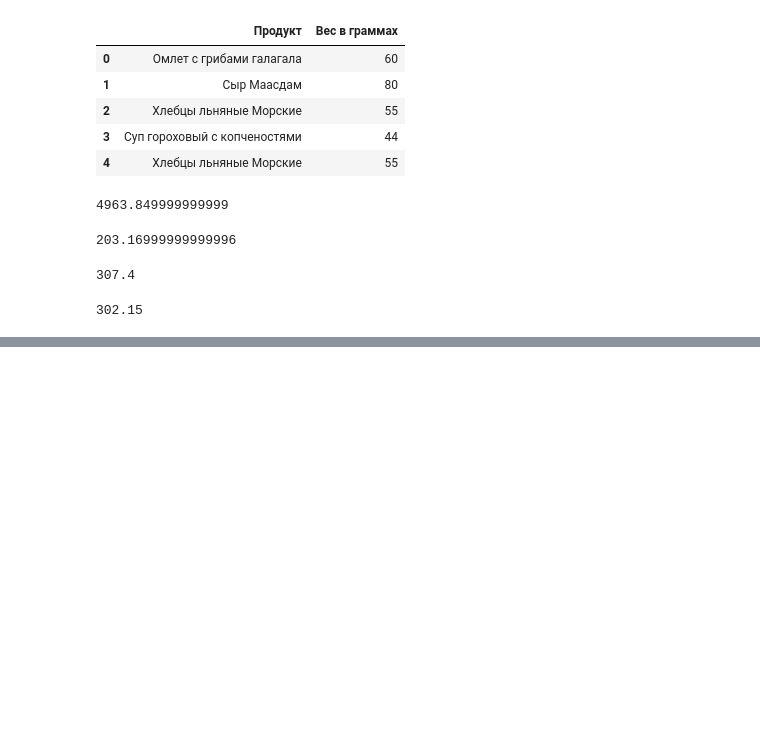
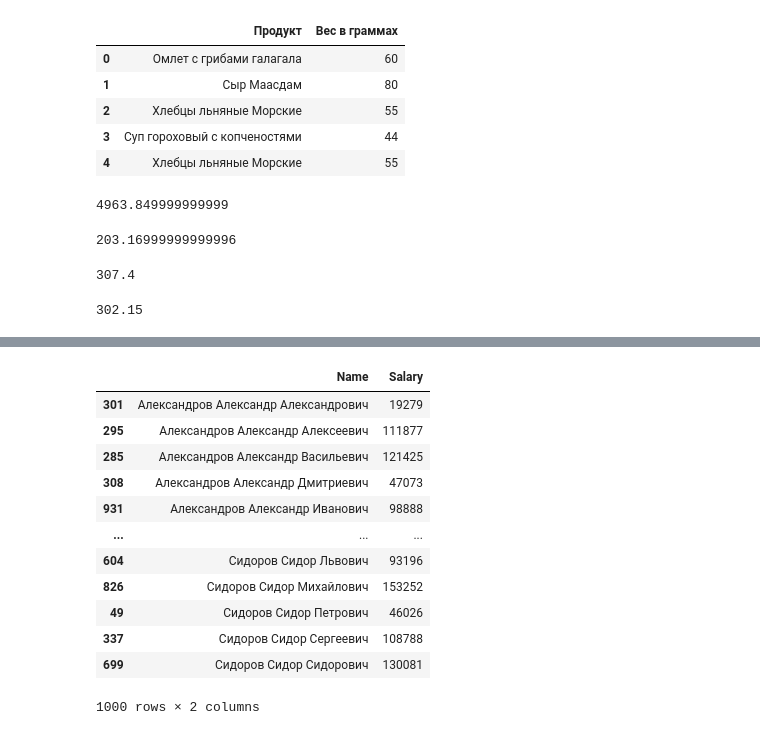
Before and after one commit to imabu/ifmo_webmining_2020, a Jupyter notebook: WebData2.ipynb, the cells around one changed output, grey strips where cells are left out. Saved outputs shown, nothing was run; the diff lists cells and outputs as text; code cells hidden in the pictures; blank space fills up the shorter version.

```diff
--- a/WebData2.ipynb
+++ b/WebData2.ipynb
@@ -82,0 +141,20 @@ sum(joined['У на 100'] * joined['Вес в граммах'] / 100)
+# %%
+zip_filename = 'rogaikopyta.zip'
+# %%
+from zipfile import ZipFile
+import xlrd
+import io
+
+employers = []
+
+with ZipFile(zip_filename) as zip_file:
+  for filename in zip_file.namelist():
+    content = zip_file.read(filename)
+    wb = xlrd.open_workbook(file_contents=content)
+    sheet = wb.sheet_by_index(0)
+    name = sheet.cell_value(1, 1)
+    salary = int(sheet.cell_value(1, 3))
+    employers.append([name, salary])
+
+
+employers_df = pd.DataFrame(employers, columns=['Name', 'Salary'])
@@ -82,0 +170,16 @@ sum(joined['У на 100'] * joined['Вес в граммах'] / 100)
+# %%
+employers_df.sort_values(by='Name')
+# %% [output]
+|  | Name | Salary |
+| 301 | Александров Александр Александрович | 19279 |
+| 295 | Александров Александр Алексеевич | 111877 |
+| 285 | Александров Александр Васильевич | 121425 |
+| 308 | Александров Александр Дмитриевич | 47073 |
+| 931 | Александров Александр Иванович | 98888 |
+| ... | ... | ... |
+| 604 | Сидоров Сидор Львович | 93196 |
+| 826 | Сидоров Сидор Михайлович | 153252 |
+| 49 | Сидоров Сидор Петрович | 46026 |
+| 337 | Сидоров Сидор Сергеевич | 108788 |
+| 699 | Сидоров Сидор Сидорович | 130081 |
+1000 rows × 2 columns
```
Also changed, not shown: parts of 6 cells of this notebook.
